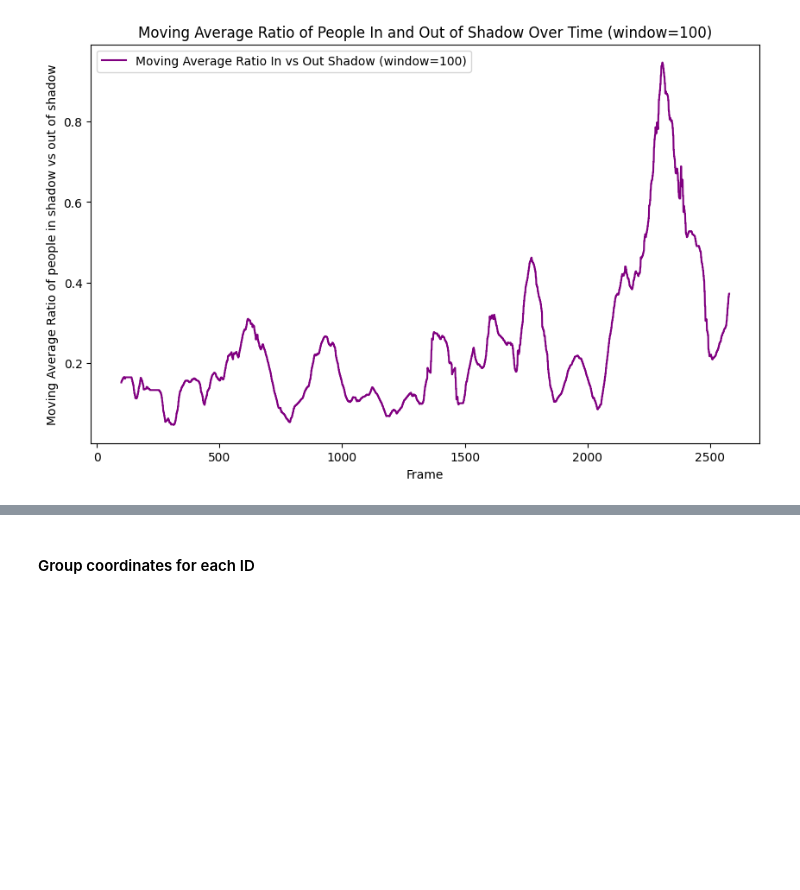
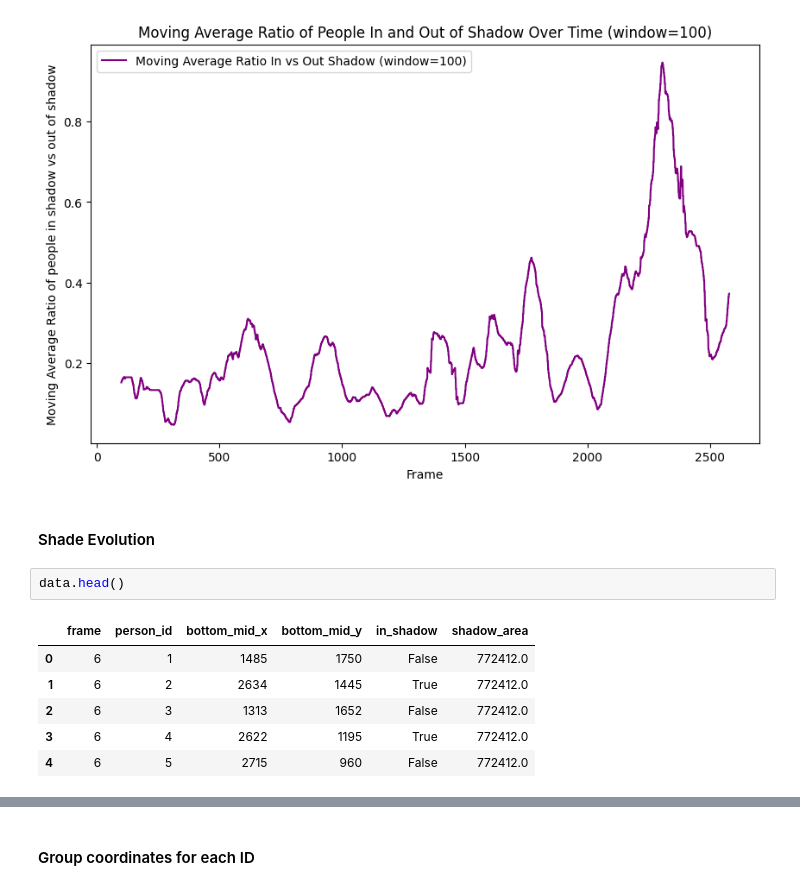
Before and after one commit to wendycao411/Pedestrian_Tracking, a Jupyter notebook: Pedestrian_Tracking.ipynb, the cells around one changed output, grey strips where cells are left out. Cells and saved outputs as stored; diff of their text form; blank space fills up the shorter version.

```diff
--- a/Pedestrian_Tracking.ipynb
+++ b/Pedestrian_Tracking.ipynb
@@ -559,3 +545,14 @@ The behavior will change in pandas 3.0. This inplace method will never work beca
 
 For example, when doing 'df[col].method(value, inplace=True)', try using 'df.method({col: value}, inplace=True)' or df[col] = df[col].method(value) instead, to perform the operation inplace on the ori ...
 [figure]
+# %% [markdown]
+#### Shade Evolution
+# %%
+data.head()
+# %% [output]
+|  | frame | person_id | bottom_mid_x | bottom_mid_y | in_shadow | shadow_area |
+| 0 | 6 | 1 | 1485 | 1750 | False | 772412.0 |
+| 1 | 6 | 2 | 2634 | 1445 | True | 772412.0 |
+| 2 | 6 | 3 | 1313 | 1652 | False | 772412.0 |
+| 3 | 6 | 4 | 2622 | 1195 | True | 772412.0 |
+| 4 | 6 | 5 | 2715 | 960 | False | 772412.0 |
```
Also changed, not shown: parts of 12 cells of this notebook.
